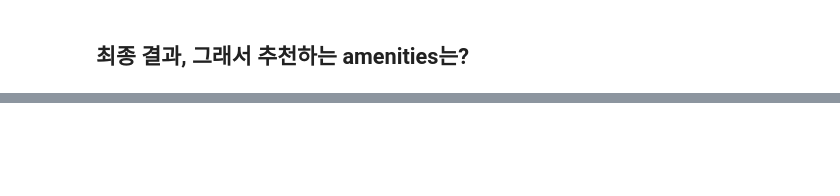
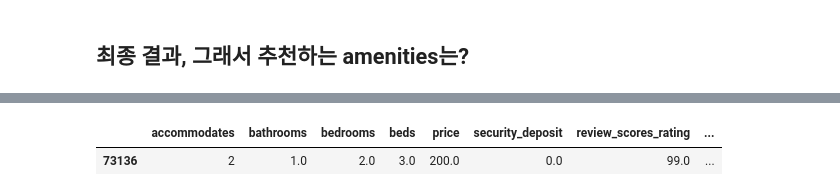
Before and after one commit to whitw/CAUBigdata, a Jupyter notebook: big-data-team-17-cau.ipynb, the cells around one changed output, grey strips where cells are left out. Cells and saved outputs as stored; diff of their text form; code cells hidden in the pictures; blank space fills up the shorter version.

```diff
--- a/big-data-team-17-cau.ipynb
+++ b/big-data-team-17-cau.ipynb
@@ -456,0 +447,5 @@ for item in result.to_numpy().tolist():
+# %%
+abm1[find:find+1]
+# %% [output]
+|  | accommodates | bathrooms | bedrooms | beds | price | security_deposit | review_scores_rating | ... |
+| 73136 | 2 | 1.0 | 2.0 | 3.0 | 200.0 | 0.0 | 99.0 | ... |
```
Also changed, not shown: parts of 8 cells of this notebook.
